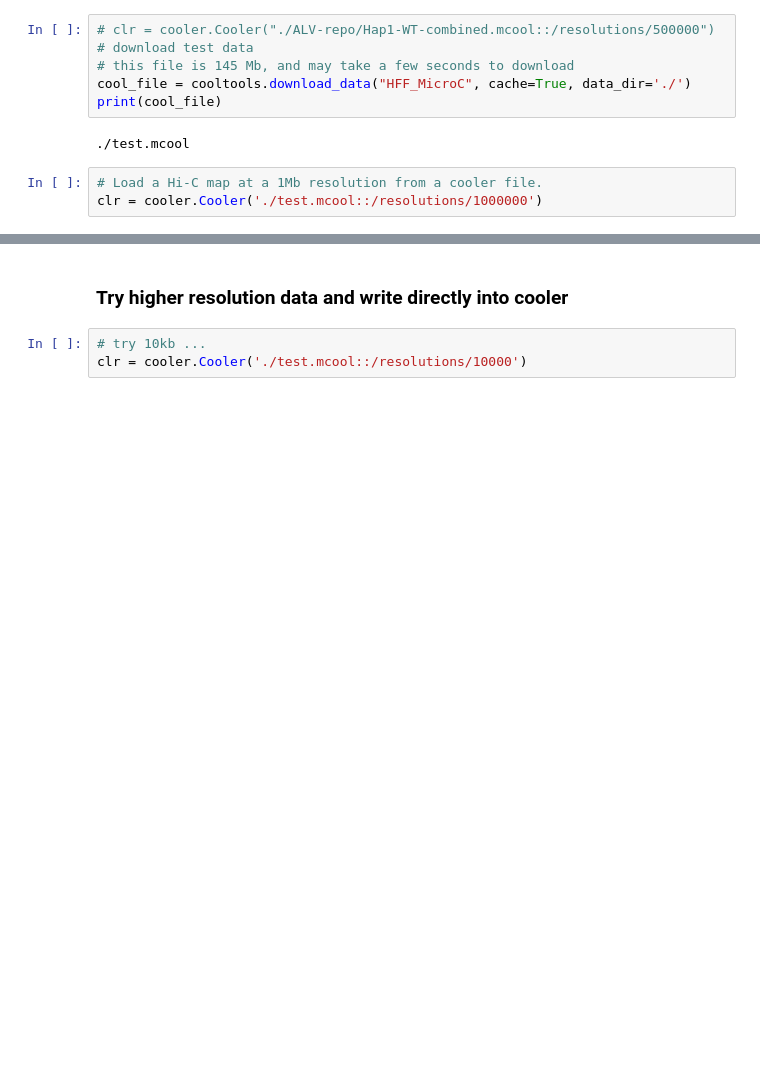
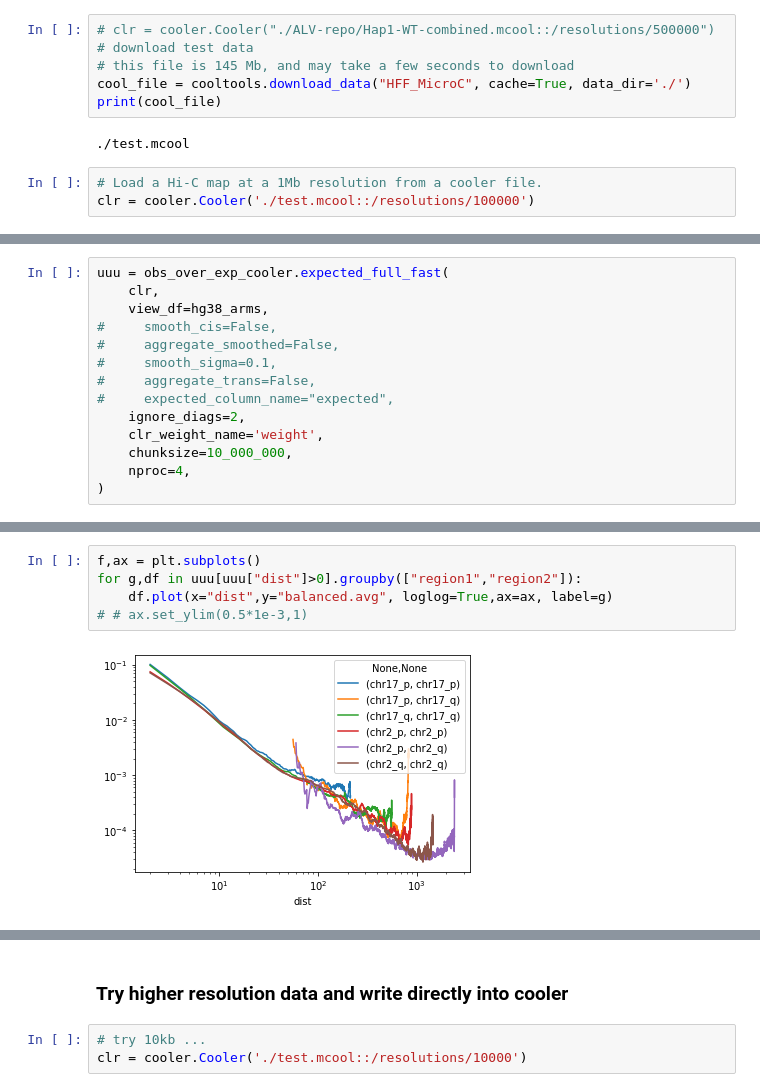
Before and after one commit to open2c/cooltools, a Jupyter notebook: cooltools/sandbox/observed_over_expected_example.ipynb, the cells around one changed output, grey strips where cells are left out. Saved outputs shown, nothing was run; the diff lists cells and outputs as text; blank space fills up the shorter version.

Commit message:
new faster expected full in sandbox

```diff
--- a/cooltools/sandbox/observed_over_expected_example.ipynb
+++ b/cooltools/sandbox/observed_over_expected_example.ipynb
@@ -24,7 +30,7 @@ print(cool_file)
 ./test.mcool
 # %%
 # Load a Hi-C map at a 1Mb resolution from a cooler file.
-clr = cooler.Cooler('./test.mcool::/resolutions/1000000')
+clr = cooler.Cooler('./test.mcool::/resolutions/100000')
 # %%
 # Use bioframe to fetch the genomic features from the UCSC.
 hg38_chromsizes = bioframe.fetch_chromsizes('hg38')
@@ -42,0 +70,14 @@ hg38_arms
+# %%
+uuu = obs_over_exp_cooler.expected_full_fast(
+    clr,
+    view_df=hg38_arms,
+#     smooth_cis=False,
+#     aggregate_smoothed=False,
+#     smooth_sigma=0.1,
+#     aggregate_trans=False,
+#     expected_column_name="expected",
+    ignore_diags=2,
+    clr_weight_name='weight',
+    chunksize=10_000_000,
+    nproc=4,
+)
@@ -42,0 +131,7 @@ hg38_arms
+# %%
+f,ax = plt.subplots()
+for g,df in uuu[uuu["dist"]>0].groupby(["region1","region2"]):
+    df.plot(x="dist",y="balanced.avg", loglog=True,ax=ax, label=g)
+# # ax.set_ylim(0.5*1e-3,1)
+# %% [output]
+[figure, added]
```
Also changed, not shown: parts of 21 cells of this notebook, 1 other file.
